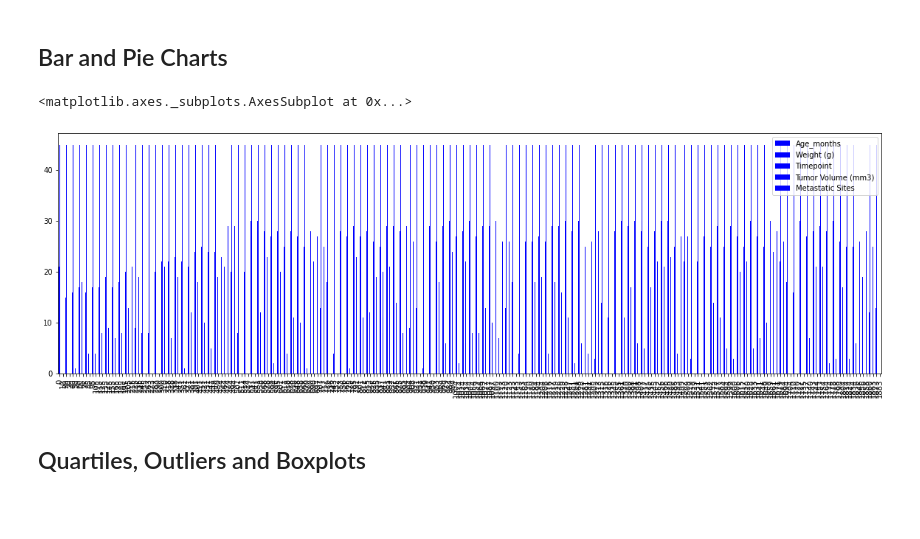
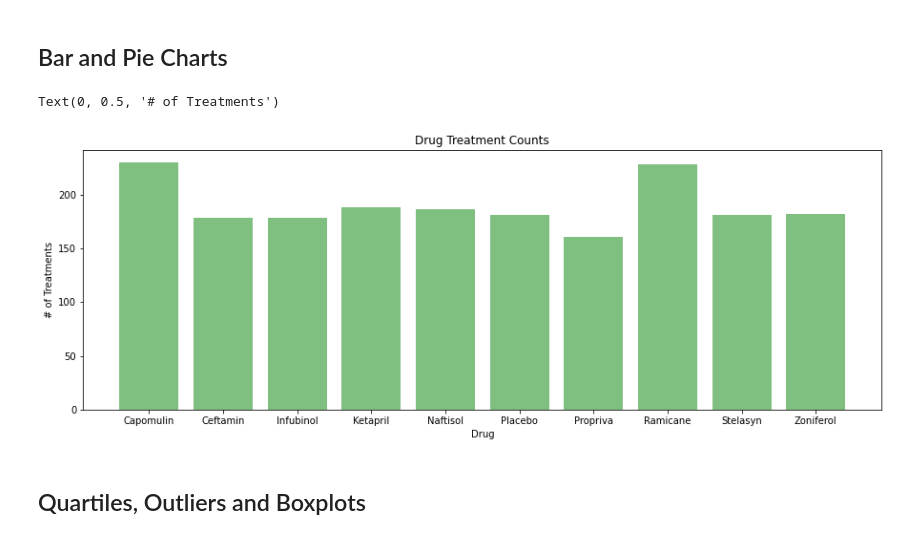
Before and after one commit to DrummerGirlLB/Matplotlib-Homework, a Jupyter notebook: Pymaceuticals/pymaceuticals_starter.ipynb, the cells around one changed output. Saved outputs shown, nothing was run; the diff lists cells and outputs as text; code cells hidden in the pictures; blank space fills up the shorter version.

```diff
--- a/Pymaceuticals/pymaceuticals_starter.ipynb
+++ b/Pymaceuticals/pymaceuticals_starter.ipynb
@@ -194,3 +194,12 @@ plt.tight_layout()
 # %% [output]
 [figure]
 <Figure size 432x288 with 0 Axes>
+# %%
+# Generate a bar plot showing the total number of measurements taken on each drug regimen using pyplot.
+#make list - for counts
+drug_count = (combined_data.groupby(["Drug Regimen"])["Age_months"].count()).tolist()
+#drug_count
+
+#make list - for drugs
+drug_list = drugs_df.index.tolist()
+drug_list
@@ -198,10 +218,22 @@ plt.tight_layout()
 ## Bar and Pie Charts
 # %%
 # Generate a bar plot showing the total number of measurements taken on each drug regimen using pyplot.
-clean_data.plot(kind='bar', figsize=(20,6), color='b')
+x_axis = np.arange(len(drug_count))
+
+#x axis
+x_axis = drug_list
+
+#plt.figure and plt.bar
+plt.figure(figsize=(15,5))
+plt.bar(x_axis, drug_count, color='g', alpha=0.5, align="center")
+
+#name title, xlabel, and y label
+plt.title("Drug Treatment Counts")
+plt.xlabel("Drug")
+plt.ylabel("# of Treatments")
 # %% [output]
-<matplotlib.axes._subplots.AxesSubplot at 0x...>
+Text(0, 0.5, '# of Treatments')
-[figure, old version]
+[figure, new version]
 # %%
 # Generate a pie plot showing the distribution of female versus male mice using pandas
 # %%
```
Also changed, not shown: parts of 1 cell of this notebook.
